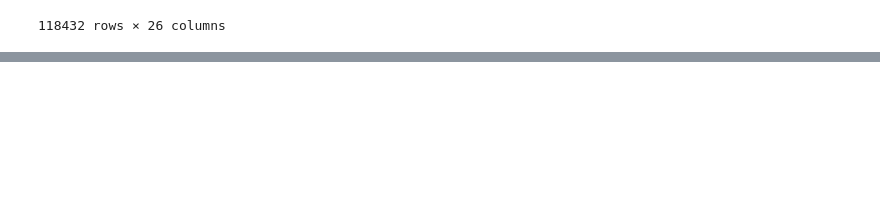
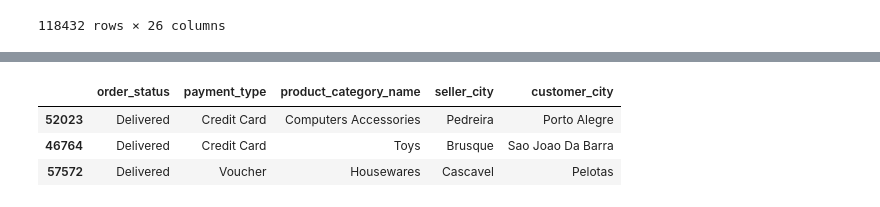
Before and after one commit to KennethOdoh/olist_kpi_dashboard, a Jupyter notebook: olist_ecommerce.ipynb, the cells around one changed output, grey strips where cells are left out. Drawn from its saved outputs; the diff is of its cells as text; code cells hidden in the pictures; blank space fills up the shorter version.

```diff
--- a/olist_ecommerce.ipynb
+++ b/olist_ecommerce.ipynb
@@ -861,0 +860,7 @@ product_categories_df.product_category_name.nunique()
+# %%
+sales_df_clean[named_columns].sample(3)
+# %% [output]
+|  | order_status | payment_type | product_category_name | seller_city | customer_city |
+| 52023 | Delivered | Credit Card | Computers Accessories | Pedreira | Porto Alegre |
+| 46764 | Delivered | Credit Card | Toys | Brusque | Sao Joao Da Barra |
+| 57572 | Delivered | Voucher | Housewares | Cascavel | Pelotas |
```
Also changed, not shown: parts of 20 cells of this notebook.
